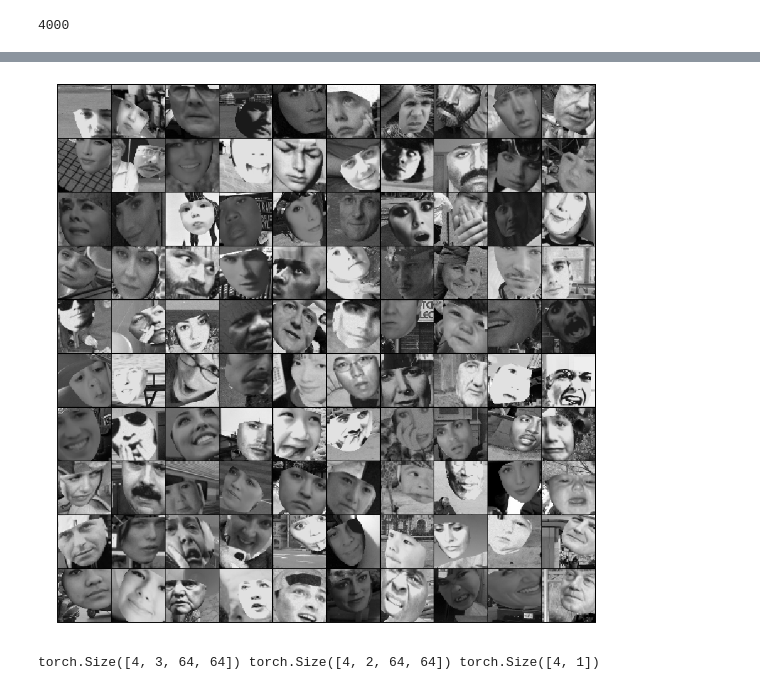
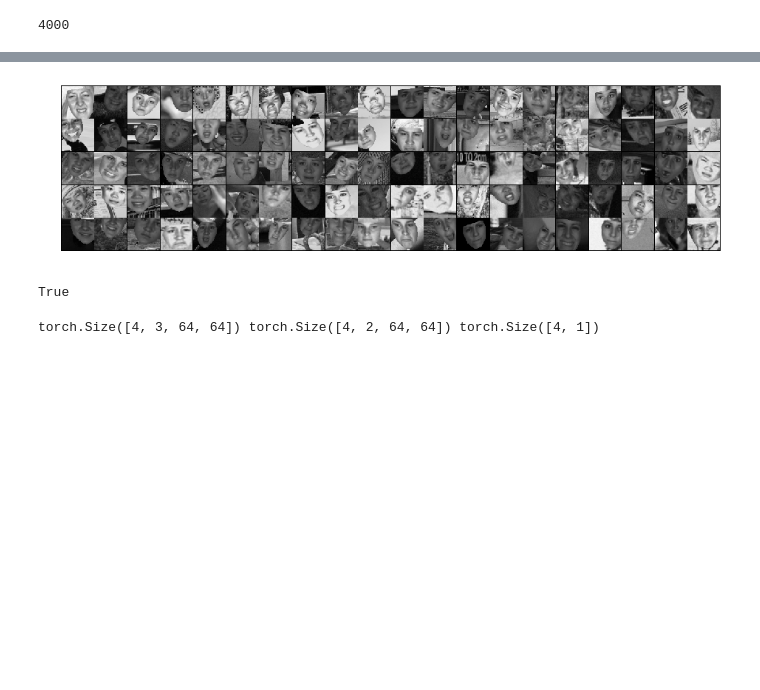
Before and after one commit to pedrodiamel/pytorch-classification, a Jupyter notebook: books/data_fer_analysis.ipynb, the cells around one changed output, grey strips where cells are left out. Drawn from its saved outputs; the diff is of its cells as text; code cells hidden in the pictures; blank space fills up the shorter version.

```diff
--- a/books/data_fer_analysis.ipynb
+++ b/books/data_fer_analysis.ipynb
@@ -71,11 +71,12 @@ def makecolormask( mask, color=[1,0,0] ):
 # %%
 
 sample = dataset[ np.random.randint( len(dataset) )  ]
-image, mask, meta = sample['image'], sample['label'], sample['metadata']
+# image, mask, meta = sample['image'], sample['label'], sample['metadata']
+image, mask, meta = sample[1], sample[0], sample[2]
 label = meta[0]
 
-print(image.shape, image.min(), image.max())
-print(mask.shape, mask.min(), mask.max() )
+# print(image.shape, image.min(), image.max())
+# print(mask.shape, mask.min(), mask.max() )
 
 mask = mask[:,:,1]
 colormask = makecolormask( mask, color=[1,0,0] )
@@ -86,7 +87,7 @@ plt.subplot(121)
 #plt.imshow(mask)
 plt.imshow(image)
 #plt.imshow(mask, cmap='seismic', alpha=0.2)
-plt.title( label )
+# plt.title( label )
 plt.axis('off')
 
 plt.subplot(122)
@@ -107,7 +106,9 @@ numRows = 9; numCols = 5
 plt.figure()
 for k in range(numRows*numCols):
     sample = dataset[ np.random.randint( len(dataset) )  ]
-    image, mask, meta = sample['image'], sample['label'], sample['metadata']
+    #image, mask, meta = sample['image'], sample['label'], sample['metadata']
+    image, mask, meta = sample[1], sample[0], sample[2]
+
     plt.subplot(numRows,numCols,k+1);
     plt.imshow( image )
     #plt.imshow( mask[:,:,1], cmap='seismic', alpha=0.2)
@@ -118,19 +119,22 @@ for k in range(numRows*numCols):
 # %%
-def visualizatedataset( data, num=25, imsize=(64,64,3), padding=1 ):
+def visualizatedataset( data, num=25, imsize=(64,64,3), padding=1, nrow=10 ):
     databatch = torch.zeros( [num, imsize[2], imsize[0], imsize[1]], dtype=torch.float32 )
     for i in range(num):
         idx = i # np.random.randint( len(data) )
-        databatch[i,...] = data[idx]['image']
-    grid = utils.make_grid( databatch , nrow= int(np.sqrt(num)), normalize=True, padding=padding )
-    plt.imshow(grid.numpy().transpose((1, 2, 0)))
+        #databatch[i,...] = data[idx]['image']
+        databatch[i,...] = data[idx][1]
+    grid = utils.make_grid( databatch , nrow=nrow, normalize=True, padding=padding ) #int(np.sqrt(num))
+    image=grid.numpy().transpose((1, 2, 0))
+    return image
 # %%
+
 
 size_input=64
 
 data=FactoryDataset.factory(
     pathname=pathnamedata,
-    name=FactoryDataset.affectdark,
-    subset=FactoryDataset.validation,
+    name=FactoryDataset.bu3dfe,
+    subset=FactoryDataset.training,
 #     idenselect=idenselect,
     download=True
     )
@@ -140,7 +144,7 @@ dataset = SyntheticFaceDataset(
     pathnameback,
     generate='image_and_mask',
     iluminate=True, angle=30, translation=0.2, warp=0.1, factor=0.2,
-    transform=transforms.Compose([
+    transform_data=transforms.Compose([
         #------------------------------------------------------------------
         #Geometric
         #mtrans.RandomScale(factor=0.2, padding_mode=cv2.BORDER_REPLICATE ),
@@ -166,8 +170,6 @@ dataset = SyntheticFaceDataset(
         ])
 )
 
-
-
 dataloader = DataLoader(dataset, batch_size=4, shuffle=True, num_workers=0 )
 print( len(dataset) )
 # %% [output]
@@ -175,11 +177,16 @@ print( len(dataset) )
 # %%
 plt.figure( figsize=(16,16))
-visualizatedataset(dataset, num=100, imsize=(size_input,size_input,3), padding=1 )
+image = visualizatedataset(dataset, num=20*5, imsize=(size_input,size_input,3), padding=1, nrow=20 )
+plt.imshow(image)
 plt.axis('off')
 plt.ioff()
 plt.show()
 # %% [output]
-[figure, old version]
+[figure, new version]
+# %%
+cv2.imwrite('../out/dataset_{}.png'.format( 'bu3dfe' ), image[:,:,(2,1,0)]*255 )
+# %% [output]
+True
 # %%
 label_batched = []
 for i_batch, sample in enumerate(dataloader):
```
Also changed, not shown: parts of 5 cells of this notebook, 9 other files.
